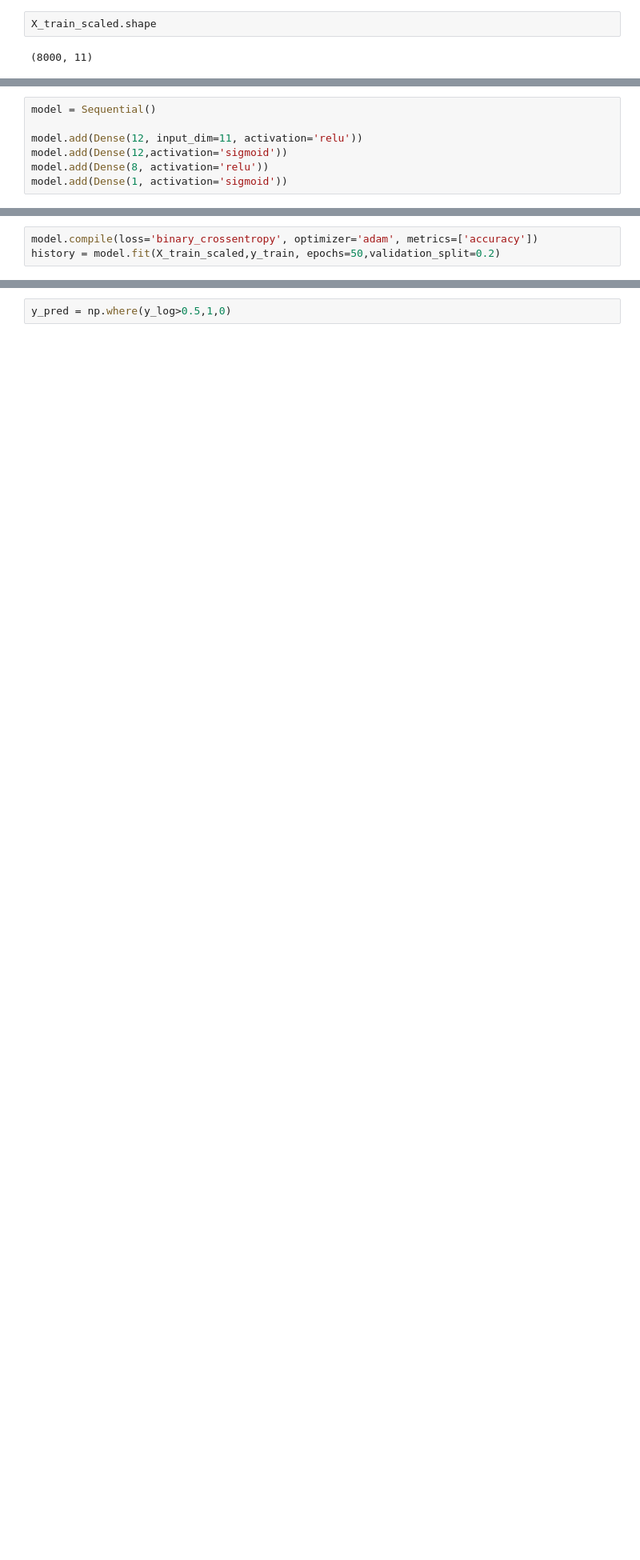
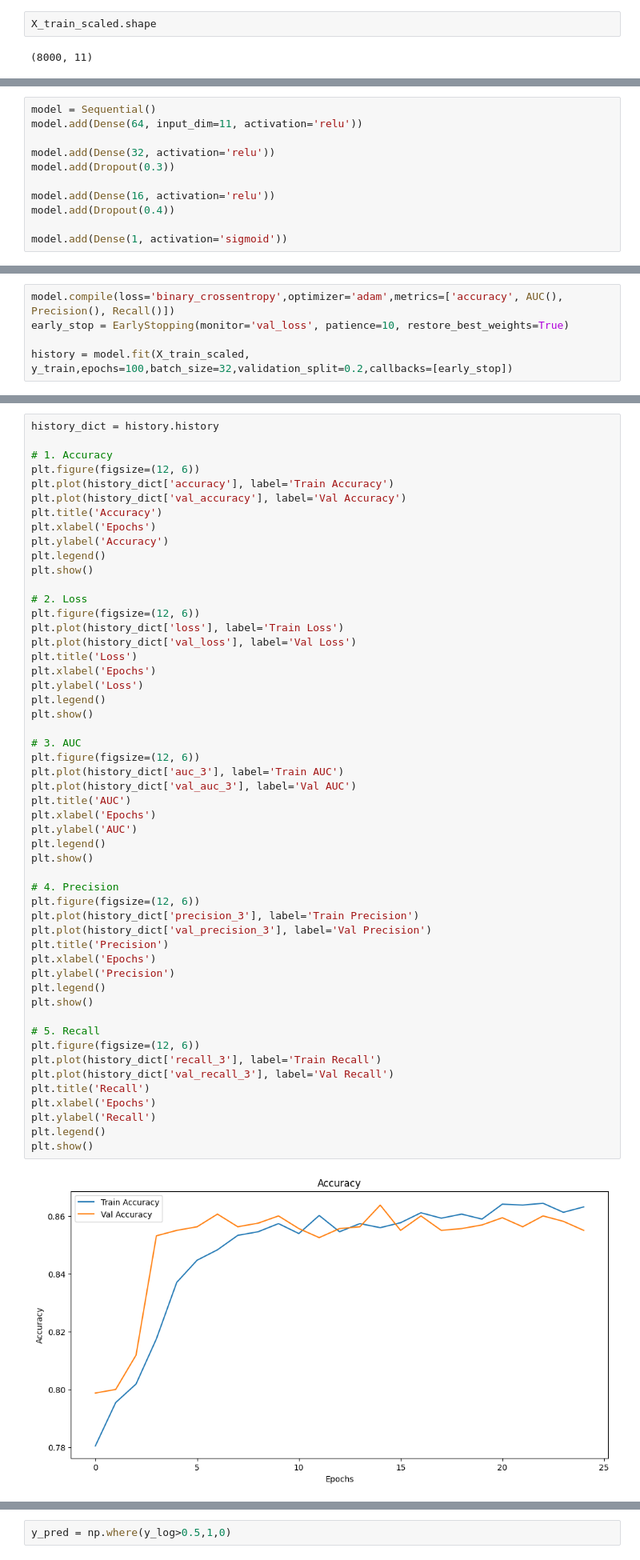
Before and after one commit to danisharain12/Credit-Card-Customer-Churn-Prediction-Using-ANN, a Jupyter notebook: Credit Card Customer Churn Prediction.ipynb, the cells around one changed output, grey strips where cells are left out. Shown at 80% size. Saved outputs shown, nothing was run; the diff lists cells and outputs as text; blank space fills up the shorter version.

Commit message:
Optimise model performance

```diff
--- a/Credit Card Customer Churn Prediction.ipynb
+++ b/Credit Card Customer Churn Prediction.ipynb
@@ -85,9 +97,13 @@ X_train_scaled.shape
 # %%
 model = Sequential()
+model.add(Dense(64, input_dim=11, activation='relu'))
 
-model.add(Dense(12, input_dim=11, activation='relu'))
-model.add(Dense(12,activation='sigmoid'))
-model.add(Dense(8, activation='relu'))
+model.add(Dense(32, activation='relu'))
+model.add(Dropout(0.3))
+
+model.add(Dense(16, activation='relu'))
+model.add(Dropout(0.4))
+
 model.add(Dense(1, activation='sigmoid'))
 # %%
 model.summary()
@@ -110,4 +132,6 @@ Model: "sequential_2"
 # %%
-model.compile(loss='binary_crossentropy', optimizer='adam', metrics=['accuracy'])
-history = model.fit(X_train_scaled,y_train, epochs=50,validation_split=0.2)
+model.compile(loss='binary_crossentropy',optimizer='adam',metrics=['accuracy', AUC(), Precision(), Recall()])
+early_stop = EarlyStopping(monitor='val_loss', patience=10, restore_best_weights=True)
+
+history = model.fit(X_train_scaled, y_train,epochs=100,batch_size=32,validation_split=0.2,callbacks=[early_stop])
 # %% [output]
@@ -150,0 +155,54 @@ plt.show()
+# %%
+history_dict = history.history
+
+# 1. Accuracy
+plt.figure(figsize=(12, 6))
+plt.plot(history_dict['accuracy'], label='Train Accuracy')
+plt.plot(history_dict['val_accuracy'], label='Val Accuracy')
+plt.title('Accuracy')
+plt.xlabel('Epochs')
+plt.ylabel('Accuracy')
+plt.legend()
+plt.show()
+
+# 2. Loss
+plt.figure(figsize=(12, 6))
+plt.plot(history_dict['loss'], label='Train Loss')
+plt.plot(history_dict['val_loss'], label='Val Loss')
+plt.title('Loss')
+plt.xlabel('Epochs')
+plt.ylabel('Loss')
+plt.legend()
+plt.show()
+
+# 3. AUC
+plt.figure(figsize=(12, 6))
+plt.plot(history_dict['auc_3'], label='Train AUC')
+plt.plot(history_dict['val_auc_3'], label='Val AUC')
+plt.title('AUC')
+plt.xlabel('Epochs')
+plt.ylabel('AUC')
+plt.legend()
+plt.show()
+
+# 4. Precision
+plt.figure(figsize=(12, 6))
+plt.plot(history_dict['precision_3'], label='Train Precision')
+plt.plot(history_dict['val_precision_3'], label='Val Precision')
+plt.title('Precision')
+plt.xlabel('Epochs')
+plt.ylabel('Precision')
+plt.legend()
+plt.show()
+
+# 5. Recall
+plt.figure(figsize=(12, 6))
+plt.plot(history_dict['recall_3'], label='Train Recall')
+plt.plot(history_dict['val_recall_3'], label='Val Recall')
+plt.title('Recall')
+plt.xlabel('Epochs')
+plt.ylabel('Recall')
+plt.legend()
+plt.show()
+# %% [output]
+[figure, added]
```
Also changed, not shown: parts of 16 cells of this notebook.
